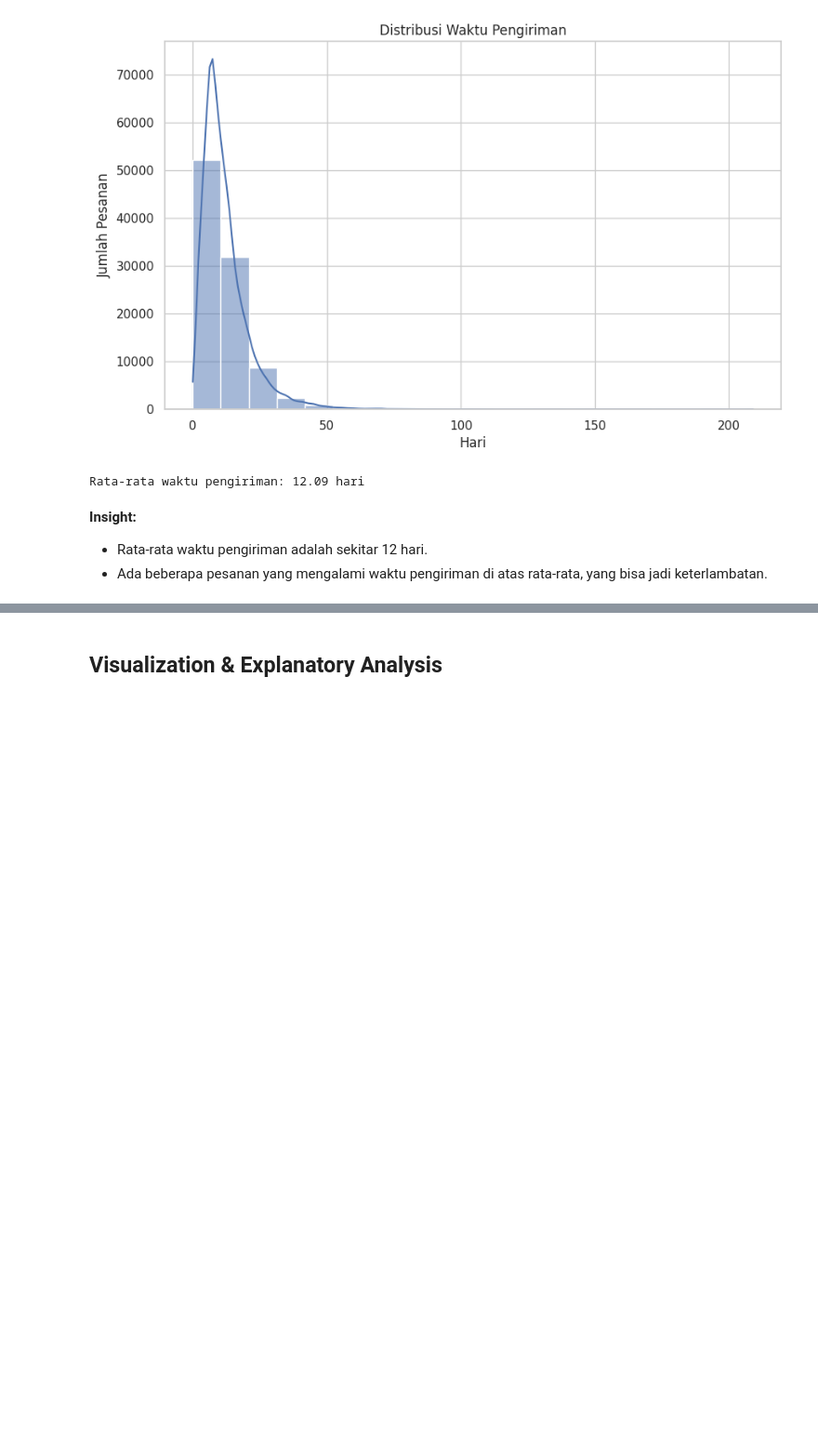
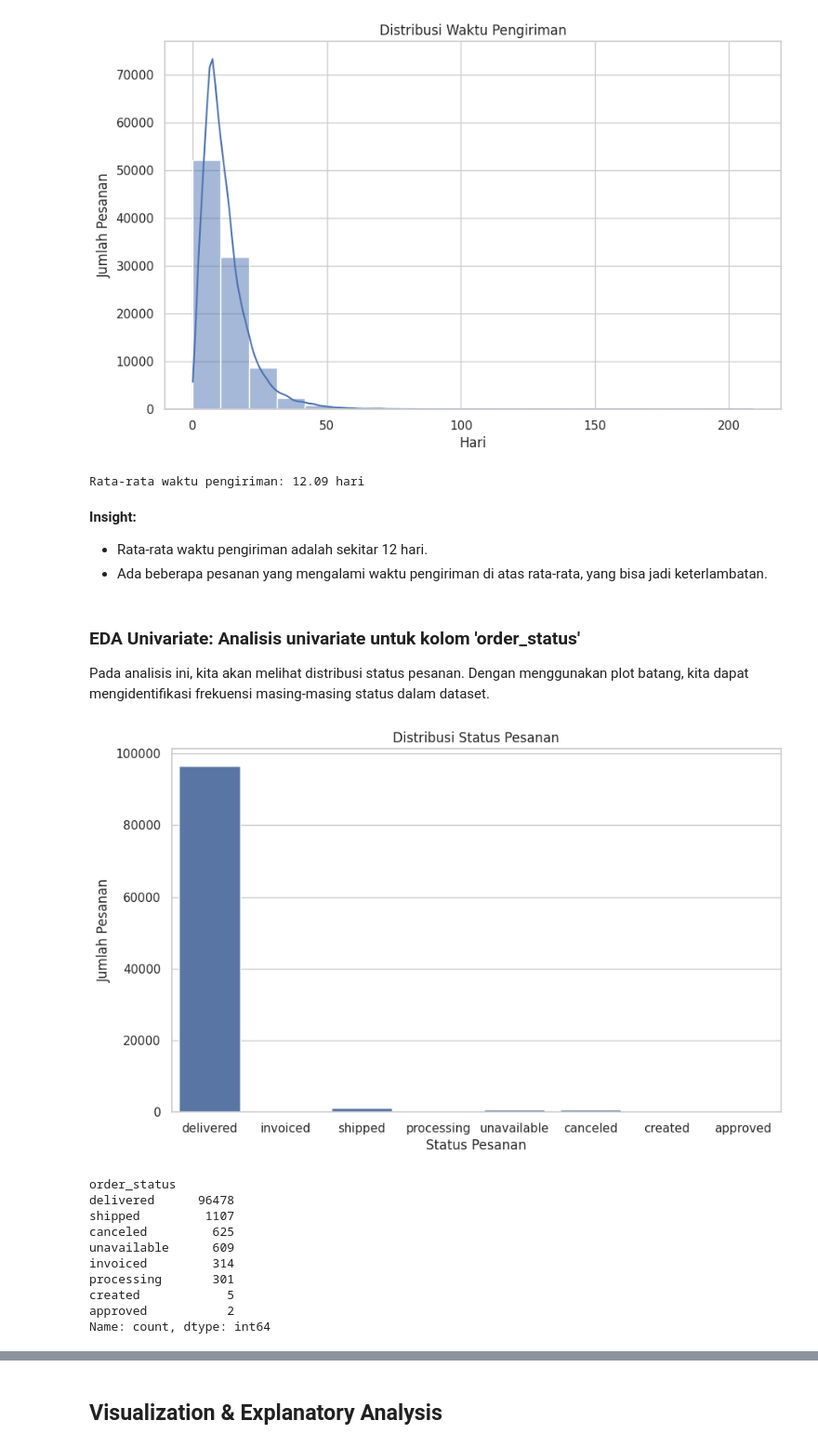
Before and after one commit to yorizpra/ecommerce_analysis, a Jupyter notebook: Proyek_Analisis_Data.ipynb, the cells around one changed output, grey strips where cells are left out. Shown: that part at 93% size. Cells and saved outputs as stored; diff of their text form; code cells hidden in the pictures; blank space fills up the shorter version.

Commit message:
dokumentasi lebih lengkap, menambahkan beberapa jenis EDA, menerapkan RFM, dan deploy dashboard ke dalam streamlit

```diff
--- a/Proyek_Analisis_Data.ipynb
+++ b/Proyek_Analisis_Data.ipynb
@@ -26,6 +28,6 @@ plt.rcParams['figure.figsize'] = (10, 6)
 # %%
 # Memuat dataset
-data = pd.read_csv('data/orders_dataset.csv')
+data = pd.read_csv('orders_dataset.csv')
 print(data.head())
 
 # Menampilkan jumlah baris dan kolom
@@ -110,3 +115,29 @@ Rata-rata waktu pengiriman: 12.09 hari
 **Insight:**
 - Rata-rata waktu pengiriman adalah sekitar 12 hari.
 - Ada beberapa pesanan yang mengalami waktu pengiriman di atas rata-rata, yang bisa jadi keterlambatan.
+# %% [markdown]
+### EDA Univariate: Analisis univariate untuk kolom 'order_status'
+Pada analisis ini, kita akan melihat distribusi status pesanan. Dengan menggunakan plot batang, kita dapat mengidentifikasi frekuensi masing-masing status dalam dataset.
+# %%
+# Analisis univariate untuk kolom 'order_status'
+sns.countplot(data=data, x='order_status')
+plt.title('Distribusi Status Pesanan')
+plt.xlabel('Status Pesanan')
+plt.ylabel('Jumlah Pesanan')
+plt.show()
+
+# Menampilkan nilai unik dan frekuensi
+status_counts = data['order_status'].value_counts()
+print(status_counts)
+# %% [output]
+[figure, added]
+order_status
+delivered      96478
+shipped         1107
+canceled         625
+unavailable      609
+invoiced         314
+processing       301
+created            5
+approved           2
+Name: count, dtype: int64
```
Also changed, not shown: parts of 25 cells of this notebook, 3 other files.
